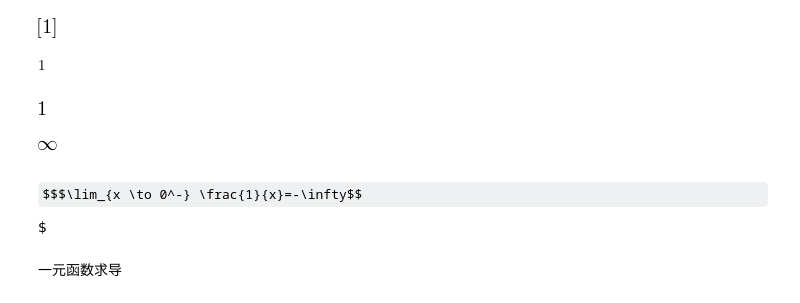
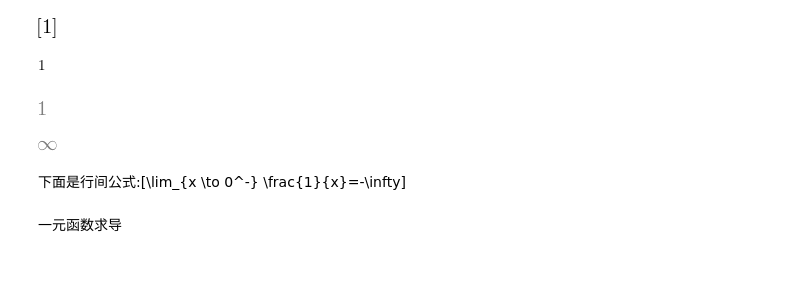
Before and after one commit to jayaston/mypyworks, a Jupyter notebook: 科学计算.ipynb, the cells around one changed output. Cells and saved outputs as stored; diff of their text form; code cells hidden in the pictures; some formulas as TeX source; blank space fills up the shorter version.

```diff
--- a/科学计算.ipynb
+++ b/科学计算.ipynb
@@ -109,26 +109,26 @@ $\displaystyle 1$
 # %%
 #一次算多个极限
 
 from IPython.display import display, Latex
 import sympy as sy
 x, y, z = sy.symbols('x y z', real=True)
 sy.init_printing(use_unicode=True)
 
 f1 = sy.sin(x)/x
 
 
 display(sy.limit(f1, x, 0))
 
 f2 = 1/x
 
 
 lmt3 = sy.Limit(f2, x, 0, '-')
 display(sy.limit(f2, x, 0, '+'))
-display(Latex(f"$${sy.latex(lmt3)}={sy.latex(lmt3.doit())}$$"))
+display(Latex(f"下面是行间公式:\[{sy.latex(lmt3)}={sy.latex(lmt3.doit())}\]"))
 # %% [output]
 [figure]
-[figure, old version]
+[figure, new version]
-$$$\lim_{x \to 0^-} \frac{1}{x}=-\infty$$$
+下面是行间公式:\[\lim_{x \to 0^-} \frac{1}{x}=-\infty\]
 # %% [markdown]
 一元函数求导
 # %%
```
Also changed, not shown: parts of 1 cell of this notebook, 5 other files.
